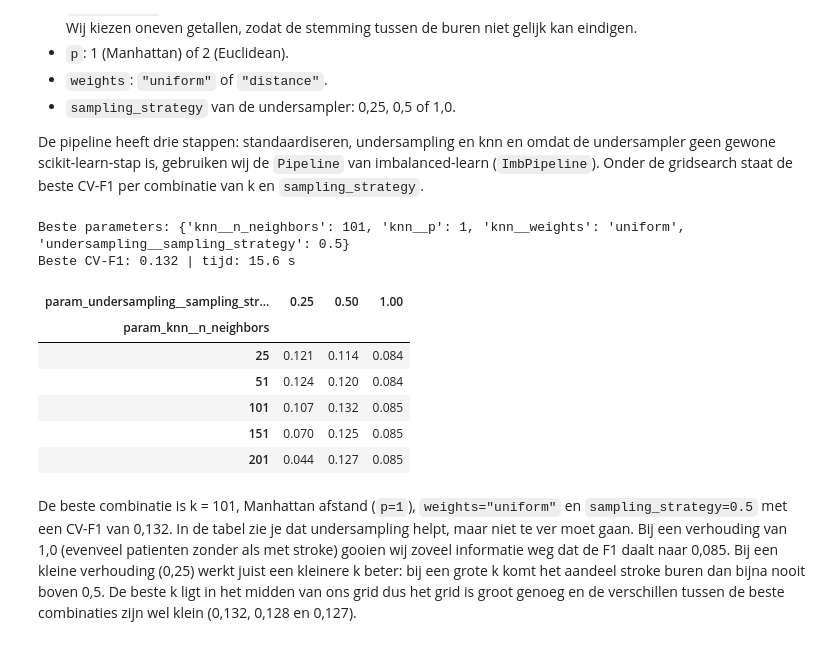
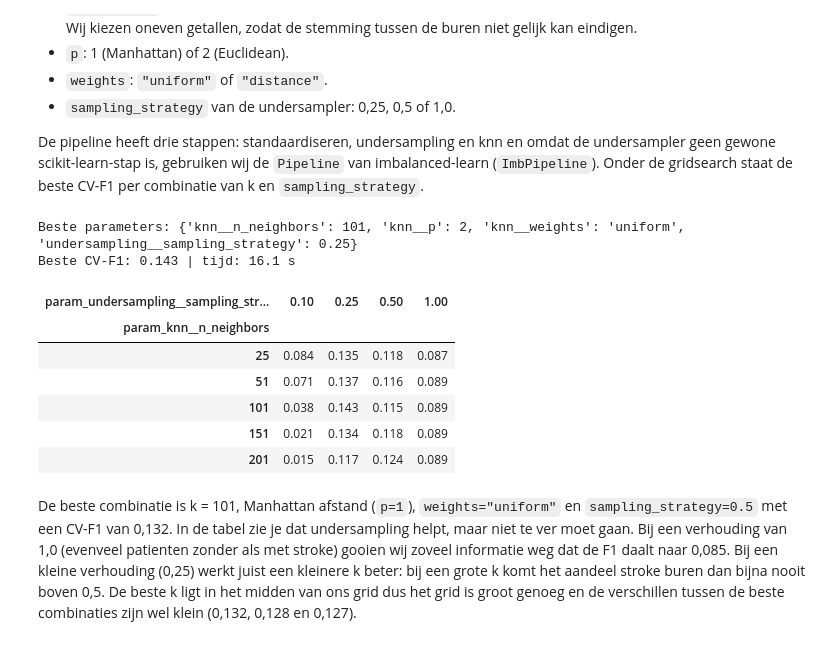
Before and after one commit to AlishaSR2k5/Machine-Learning-Portfolio-1, a Jupyter notebook: portfolio_opdracht_stroke.ipynb, the cells around one changed output. Saved outputs shown, nothing was run; the diff lists cells and outputs as text; code cells hidden in the pictures.

```diff
--- a/portfolio_opdracht_stroke.ipynb
+++ b/portfolio_opdracht_stroke.ipynb
@@ -1002,43 +1000,50 @@ Met `GridSearchCV` (5-fold gestratificeerd, `scoring="f1"`, net als bij Random F
 
 De pipeline heeft drie stappen: standaardiseren, undersampling en knn en omdat de undersampler geen gewone scikit-learn-stap is, gebruiken wij de `Pipeline` van imbalanced-learn (`ImbPipeline`). Onder de gridsearch staat de beste CV-F1 per combinatie van k en `sampling_strategy`.
 # %%
+# onze KNN gebruikt alleen de 4 belangrijkste features uit de EDA en we laten die andere kolommen droppen
+# dus de andere kolommen laat de ColumnTransformer weg (remainder="drop")
+knn_schaler = ColumnTransformer(
+    [("std", StandardScaler(), ["age", "avg_glucose_level"]),
+     ("rest", "passthrough", ["hypertension", "heart_disease"])],
+    remainder="drop")
+
 knn_pipe = ImbPipeline([
-    ("schalen", maak_schaler()),
+    ("schalen", knn_schaler),
     ("undersampling", RandomUnderSampler(random_state=SEED)),
     ("knn", KNeighborsClassifier()),
 ])
 param_grid_knn = {
     "knn__n_neighbors": [25, 51, 101, 151, 201],
     "knn__p": [1, 2],
     "knn__weights": ["uniform", "distance"],
-    "undersampling__sampling_strategy": [0.25, 0.5, 1.0],
+    "undersampling__sampling_strategy": [0.1, 0.25, 0.5, 1.0],
 }
 
 start = time.time()
 grid_knn = GridSearchCV(knn_pipe, param_grid_knn, scoring="f1", cv=cv,
                         n_jobs=-1)
 grid_knn.fit(X_train_ruw, y_train)
 tijd_grid_knn = time.time() - start
 
 print("Beste parameters:", grid_knn.best_params_)
 print("Beste CV-F1:", round(grid_knn.best_score_, 3), "| tijd:",
       round(tijd_grid_knn, 1), "s")
 
 # beste cv van F1 per combinatie van k en sampling_strategy
 resultaten_knn = pd.DataFrame(grid_knn.cv_results_)
 resultaten_knn.pivot_table(index="param_knn__n_neighbors",
                            columns="param_undersampling__sampling_strategy",
                            values="mean_test_score", aggfunc="max").round(3)
 # %% [output]
-Beste parameters: {'knn__n_neighbors': 101, 'knn__p': 1, 'knn__weights': 'uniform', 'undersampling__sampling_strategy': 0.5}
-Beste CV-F1: 0.132 | tijd: 15.6 s
+Beste parameters: {'knn__n_neighbors': 101, 'knn__p': 2, 'knn__weights': 'uniform', 'undersampling__sampling_strategy': 0.25}
+Beste CV-F1: 0.143 | tijd: 16.1 s
-| param_undersampling__sampling_str... | 0.25 | 0.50 | 1.00 |
-| param_knn__n_neighbors |  |  |  |
-| 25 | 0.121 | 0.114 | 0.084 |
-| 51 | 0.124 | 0.120 | 0.084 |
-| 101 | 0.107 | 0.132 | 0.085 |
-| 151 | 0.070 | 0.125 | 0.085 |
-| 201 | 0.044 | 0.127 | 0.085 |
+| param_undersampling__sampling_str... | 0.10 | 0.25 | 0.50 | 1.00 |
+| param_knn__n_neighbors |  |  |  |  |
+| 25 | 0.084 | 0.135 | 0.118 | 0.087 |
+| 51 | 0.071 | 0.137 | 0.116 | 0.089 |
+| 101 | 0.038 | 0.143 | 0.115 | 0.089 |
+| 151 | 0.021 | 0.134 | 0.118 | 0.089 |
+| 201 | 0.015 | 0.117 | 0.124 | 0.089 |
 # %% [markdown]
 De beste combinatie is k = 101, Manhattan afstand (`p=1`), `weights="uniform"` en `sampling_strategy=0.5` met een CV-F1 van 0,132. In de tabel zie je dat undersampling helpt, maar niet te ver moet gaan. Bij een verhouding van 1,0 (evenveel patienten zonder als met stroke) gooien wij zoveel informatie weg dat de F1 daalt naar 0,085. Bij een kleine verhouding (0,25) werkt juist een kleinere k beter: bij een grote k komt het aandeel stroke buren dan bijna nooit boven 0,5. De beste k ligt in het midden van ons grid dus het grid is groot genoeg en de verschillen tussen de beste combinaties zijn wel klein (0,132, 0,128 en 0,127).
 # %% [markdown]
```
Also changed, not shown: parts of 4 cells of this notebook, 1 other file.
